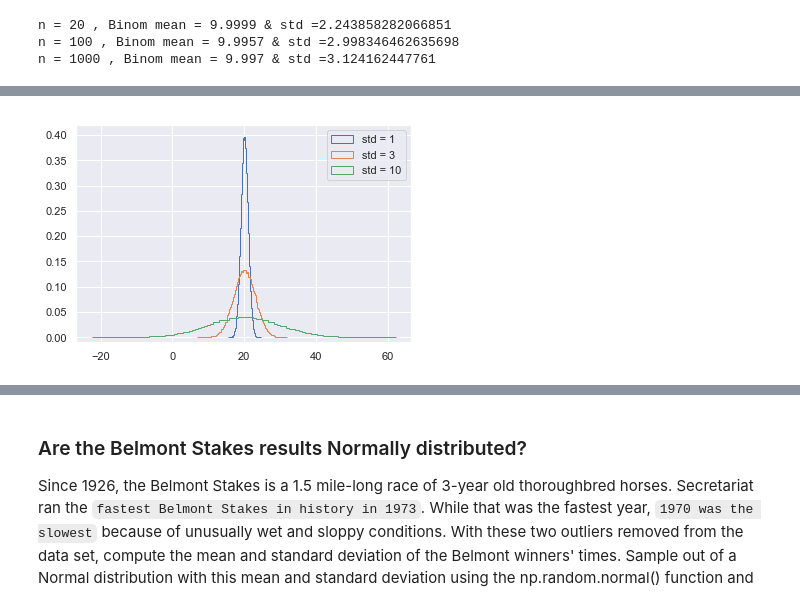
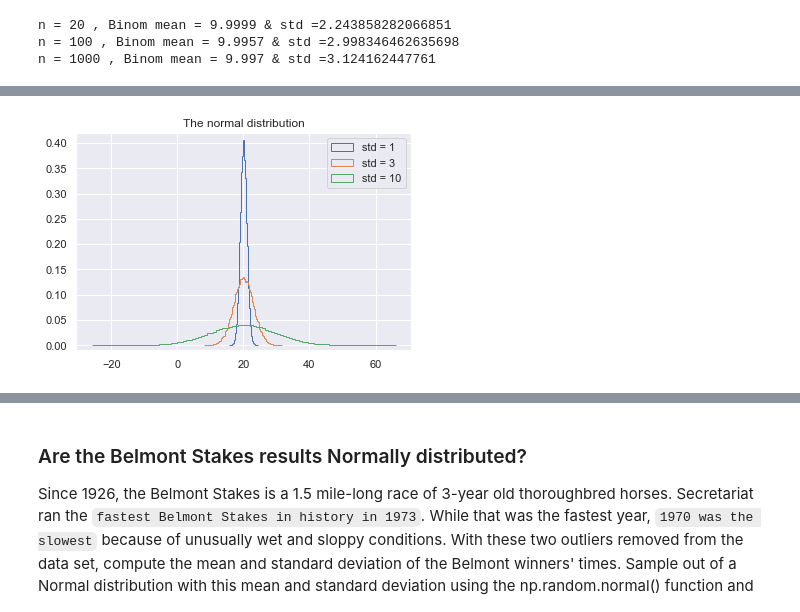
Before and after one commit to aysbt/DataCamp, a Jupyter notebook: Statistical_Thinking_in_Python_course_1.ipynb, the cells around one changed output, grey strips where cells are left out. Drawn from its saved outputs; the diff is of its cells as text; code cells hidden in the pictures.

```diff
--- a/Statistical_Thinking_in_Python_course_1.ipynb
+++ b/Statistical_Thinking_in_Python_course_1.ipynb
@@ -516,14 +572,20 @@ The normal distribution describes a continuous variable whose Probability densit
 # %%
+#Draw 100,000 samples from a Normal distribution
+#First samplehas a mean of 20 and a standard deviation of 1
 sample_std1  =  np.random.normal(20, 1,   size=100000)
+#Second has standard deviations of 3
 sample_std3  =  np.random.normal(20, 3,   size=100000)
+#Third has standard deviations of 10
 sample_std10 =  np.random.normal(20, 10,  size=100000)
 
-_ = plt.hist(sample_std1,density=True, histtype='step', bins=100)
-_ = plt.hist(sample_std3,density=True, histtype='step', bins=100)
-_ = plt.hist(sample_std10, density=True,histtype='step', bins=100)
+#Plot a histograms of each of the samples; for each, use 100 bins
+_ = plt.hist(sample_std1,  density=True, histtype='step', bins=100)
+_ = plt.hist(sample_std3,  density=True, histtype='step', bins=100)
+_ = plt.hist(sample_std10, density=True, histtype='step', bins=100)
 
 _ = plt.legend(('std = 1', 'std = 3', 'std = 10'))
+_ = plt.title("The normal distribution")
 plt.ylim(-0.01, 0.42)
 plt.show()
 # %% [output]
-[figure, old version]
+[figure, new version]
```
Also changed, not shown: parts of 25 cells of this notebook.
